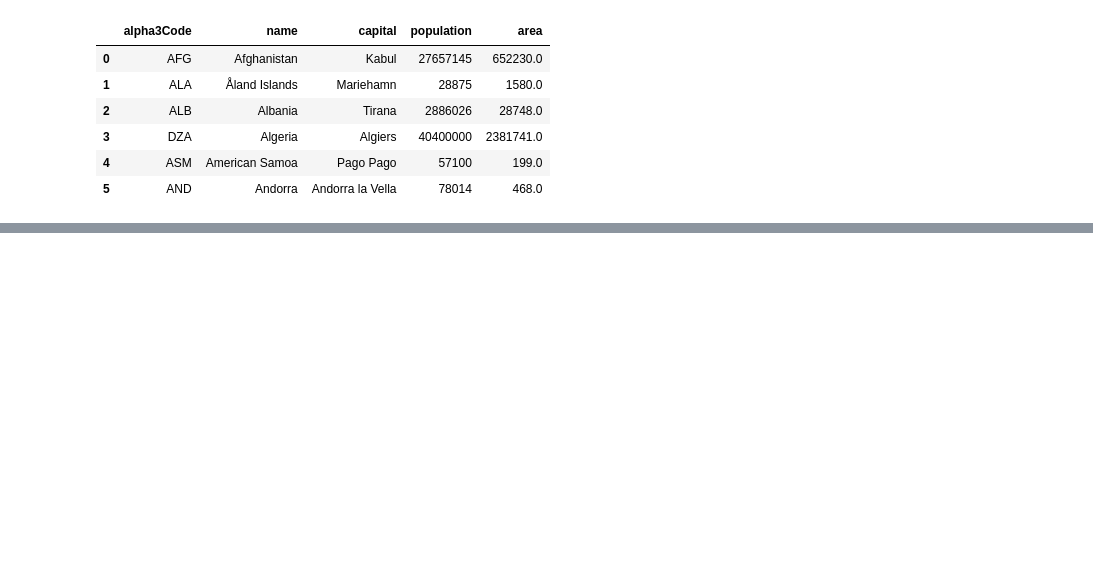
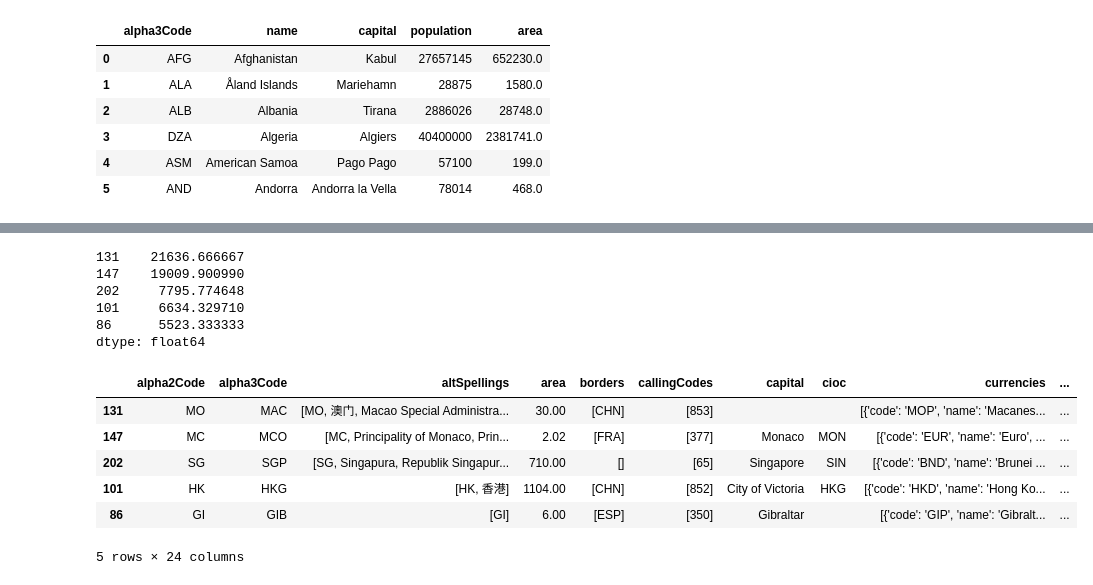
Before and after one commit to srikanthpragada/DataScience_21_JAN_2019, a Jupyter notebook: DataFrameDemo.ipynb, the cells around one changed output, grey strips where cells are left out. Saved outputs shown, nothing was run; the diff lists cells and outputs as text; code cells hidden in the pictures; blank space fills up the shorter version.

```diff
--- a/DataFrameDemo.ipynb
+++ b/DataFrameDemo.ipynb
@@ -444,0 +334,20 @@ cdf[ ['name','capital','region']].isin({'region': ['Asia','Africa']})
+# %%
+top_den_cl = (cdf['population'] / cdf['area']).sort_values(ascending=False).head()
+top_den_cl
+# %% [output]
+131    21636.666667
+147    19009.900990
+202     7795.774648
+101     6634.329710
+86      5523.333333
+dtype: float64
+# %%
+cdf.loc[top_den_cl.index]
+# %% [output]
+|  | alpha2Code | alpha3Code | altSpellings | area | borders | callingCodes | capital | cioc | currencies | ... |
+| 131 | MO | MAC | [MO, 澳门, Macao Special Administra... | 30.00 | [CHN] | [853] |  |  | [{'code': 'MOP', 'name': 'Macanes... | ... |
+| 147 | MC | MCO | [MC, Principality of Monaco, Prin... | 2.02 | [FRA] | [377] | Monaco | MON | [{'code': 'EUR', 'name': 'Euro', ... | ... |
+| 202 | SG | SGP | [SG, Singapura, Republik Singapur... | 710.00 | [] | [65] | Singapore | SIN | [{'code': 'BND', 'name': 'Brunei ... | ... |
+| 101 | HK | HKG | [HK, 香港] | 1104.00 | [CHN] | [852] | City of Victoria | HKG | [{'code': 'HKD', 'name': 'Hong Ko... | ... |
+| 86 | GI | GIB | [GI] | 6.00 | [ESP] | [350] | Gibraltar |  | [{'code': 'GIP', 'name': 'Gibralt... | ... |
+5 rows × 24 columns
```
Also changed, not shown: parts of 29 cells of this notebook.
